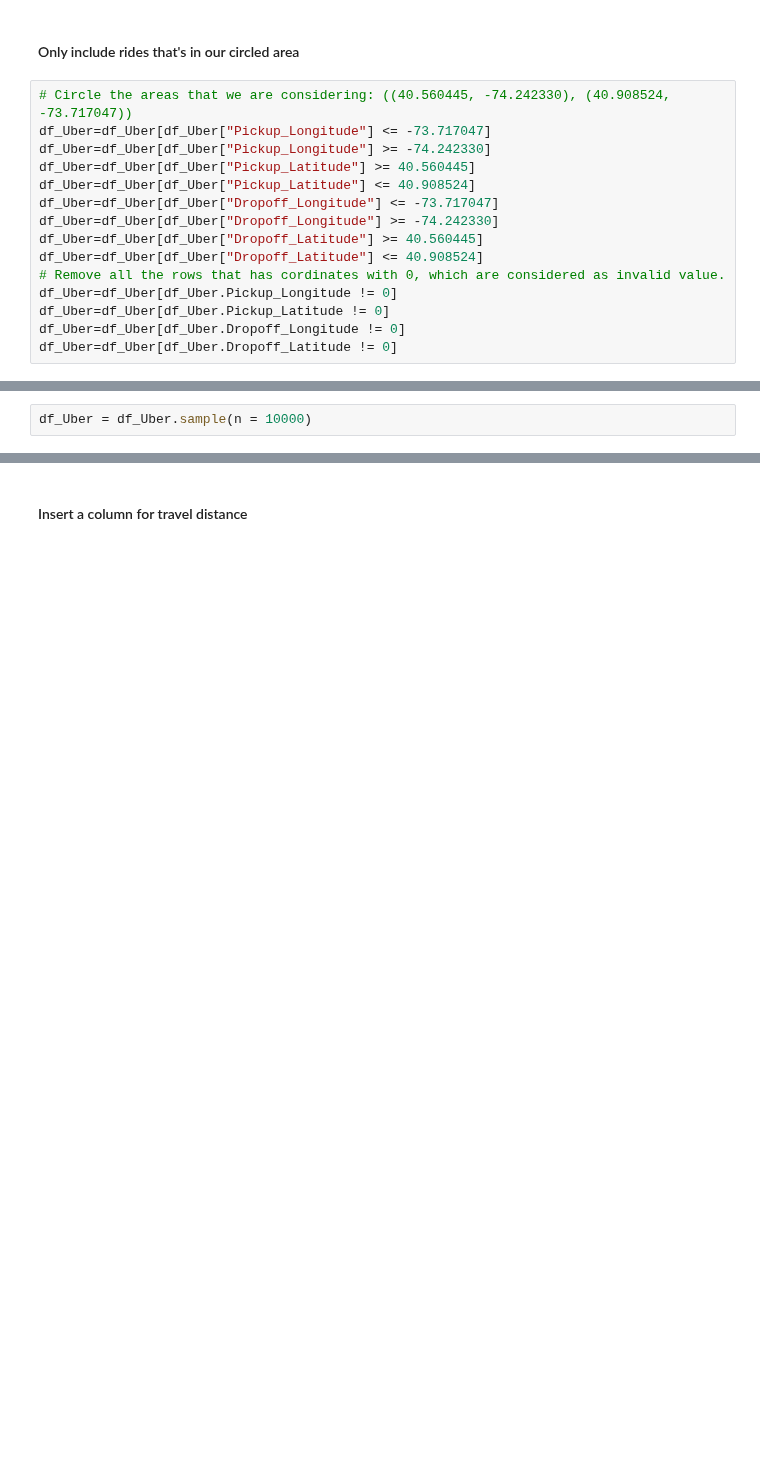
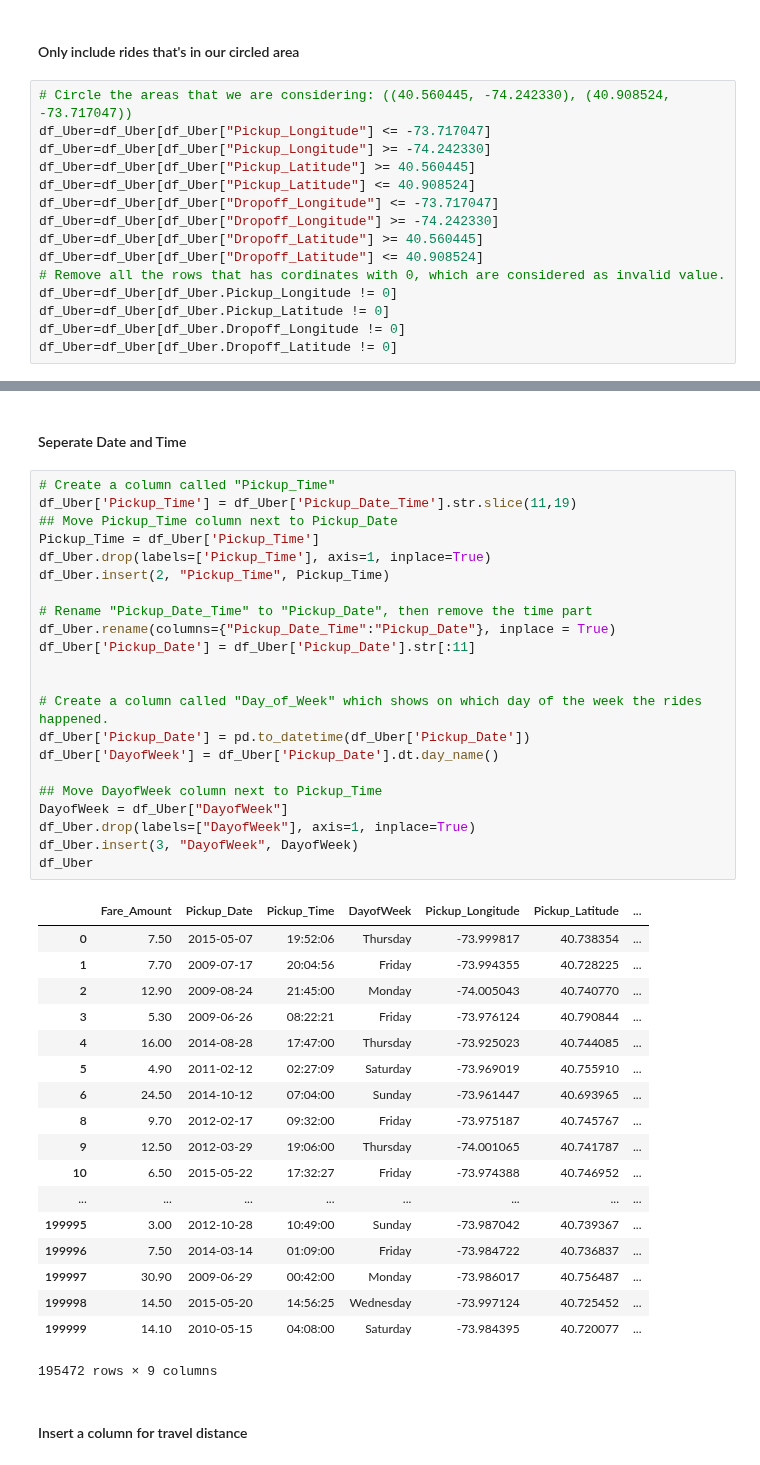
Before and after one commit to as597668404/IEOR4501_Final_Project, a Jupyter notebook: Project_Draft.ipynb, the cells around one changed output, grey strips where cells are left out. Saved outputs shown, nothing was run; the diff lists cells and outputs as text; blank space fills up the shorter version.

Commit message:
Uber and Weather finalized
Uber and Weather data finalized, including the distance calculations and csv files export.

```diff
--- a/Project_Draft.ipynb
+++ b/Project_Draft.ipynb
@@ -82,2 +79,0 @@ df_Uber=df_Uber[df_Uber.Dropoff_Latitude != 0]
-# %%
-df_Uber = df_Uber.sample(n = 10000)
@@ -105,2 +80,45 @@ df_Uber
+# %% [markdown]
+#### Seperate Date and Time
+# %%
+# Create a column called "Pickup_Time"
+df_Uber['Pickup_Time'] = df_Uber['Pickup_Date_Time'].str.slice(11,19)
+## Move Pickup_Time column next to Pickup_Date
+Pickup_Time = df_Uber['Pickup_Time']
+df_Uber.drop(labels=['Pickup_Time'], axis=1, inplace=True)
+df_Uber.insert(2, "Pickup_Time", Pickup_Time)
+
+# Rename "Pickup_Date_Time" to "Pickup_Date", then remove the time part
+df_Uber.rename(columns={"Pickup_Date_Time":"Pickup_Date"}, inplace = True)
+df_Uber['Pickup_Date'] = df_Uber['Pickup_Date'].str[:11]
+
+
+# Create a column called "Day_of_Week" which shows on which day of the week the rides happened.
+df_Uber['Pickup_Date'] = pd.to_datetime(df_Uber['Pickup_Date'])
+df_Uber['DayofWeek'] = df_Uber['Pickup_Date'].dt.day_name()
+
+## Move DayofWeek column next to Pickup_Time
+DayofWeek = df_Uber["DayofWeek"]
+df_Uber.drop(labels=["DayofWeek"], axis=1, inplace=True)
+df_Uber.insert(3, "DayofWeek", DayofWeek)
+df_Uber
+# %% [output]
+|  | Fare_Amount | Pickup_Date | Pickup_Time | DayofWeek | Pickup_Longitude | Pickup_Latitude | ... |
+| 0 | 7.50 | 2015-05-07 | 19:52:06 | Thursday | -73.999817 | 40.738354 | ... |
+| 1 | 7.70 | 2009-07-17 | 20:04:56 | Friday | -73.994355 | 40.728225 | ... |
+| 2 | 12.90 | 2009-08-24 | 21:45:00 | Monday | -74.005043 | 40.740770 | ... |
+| 3 | 5.30 | 2009-06-26 | 08:22:21 | Friday | -73.976124 | 40.790844 | ... |
+| 4 | 16.00 | 2014-08-28 | 17:47:00 | Thursday | -73.925023 | 40.744085 | ... |
+| 5 | 4.90 | 2011-02-12 | 02:27:09 | Saturday | -73.969019 | 40.755910 | ... |
+| 6 | 24.50 | 2014-10-12 | 07:04:00 | Sunday | -73.961447 | 40.693965 | ... |
+| 8 | 9.70 | 2012-02-17 | 09:32:00 | Friday | -73.975187 | 40.745767 | ... |
+| 9 | 12.50 | 2012-03-29 | 19:06:00 | Thursday | -74.001065 | 40.741787 | ... |
+| 10 | 6.50 | 2015-05-22 | 17:32:27 | Friday | -73.974388 | 40.746952 | ... |
+| ... | ... | ... | ... | ... | ... | ... | ... |
+| 199995 | 3.00 | 2012-10-28 | 10:49:00 | Sunday | -73.987042 | 40.739367 | ... |
+| 199996 | 7.50 | 2014-03-14 | 01:09:00 | Friday | -73.984722 | 40.736837 | ... |
+| 199997 | 30.90 | 2009-06-29 | 00:42:00 | Monday | -73.986017 | 40.756487 | ... |
+| 199998 | 14.50 | 2015-05-20 | 14:56:25 | Wednesday | -73.997124 | 40.725452 | ... |
+| 199999 | 14.10 | 2010-05-15 | 04:08:00 | Saturday | -73.984395 | 40.720077 | ... |
+195472 rows × 9 columns
 # %% [markdown]
 #### Insert a column for travel distance
```
Also changed, not shown: parts of 7 cells of this notebook.
